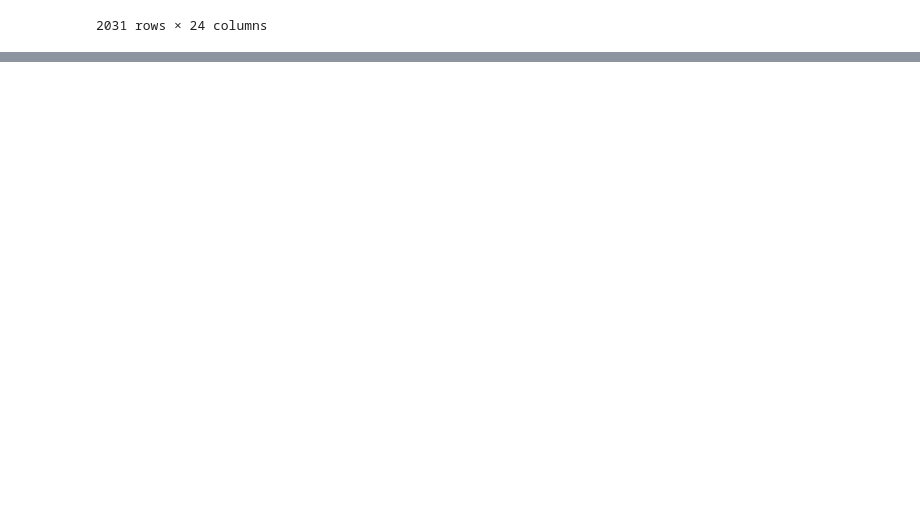
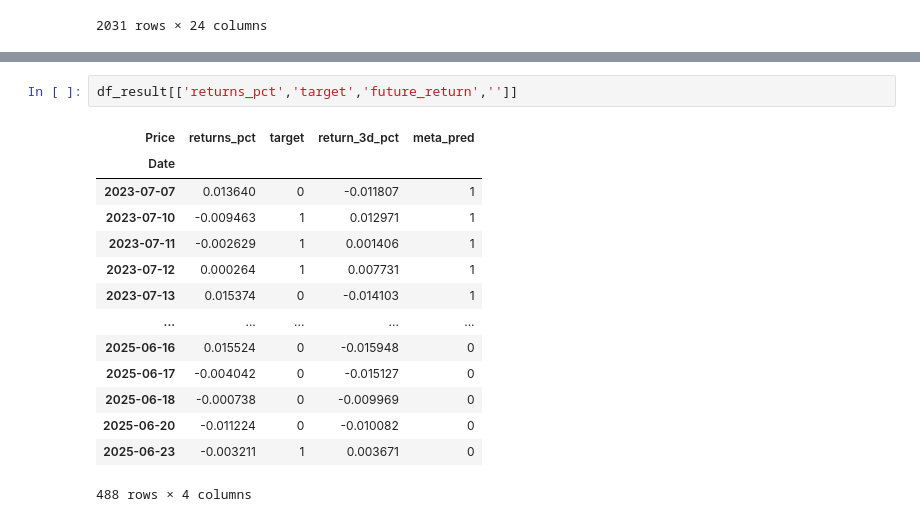
Before and after one commit to leandrocandida/CleanArch, a Jupyter notebook: Untitled11.ipynb, the cells around one changed output, grey strips where cells are left out. Cells and saved outputs as stored; diff of their text form; blank space fills up the shorter version.

```diff
--- a/Untitled11.ipynb
+++ b/Untitled11.ipynb
@@ -2169,0 +2176,17 @@ You can set `force_col_wise=true` to remove the overhead.
+# %%
+df_result[['returns_pct','target','future_return','']]
+# %% [output]
+| Price | returns_pct | target | return_3d_pct | meta_pred |
+| Date |  |  |  |  |
+| 2023-07-07 | 0.013640 | 0 | -0.011807 | 1 |
+| 2023-07-10 | -0.009463 | 1 | 0.012971 | 1 |
+| 2023-07-11 | -0.002629 | 1 | 0.001406 | 1 |
+| 2023-07-12 | 0.000264 | 1 | 0.007731 | 1 |
+| 2023-07-13 | 0.015374 | 0 | -0.014103 | 1 |
+| ... | ... | ... | ... | ... |
+| 2025-06-16 | 0.015524 | 0 | -0.015948 | 0 |
+| 2025-06-17 | -0.004042 | 0 | -0.015127 | 0 |
+| 2025-06-18 | -0.000738 | 0 | -0.009969 | 0 |
+| 2025-06-20 | -0.011224 | 0 | -0.010082 | 0 |
+| 2025-06-23 | -0.003211 | 1 | 0.003671 | 0 |
+488 rows × 4 columns
```
Also changed, not shown: parts of 8 cells of this notebook.
